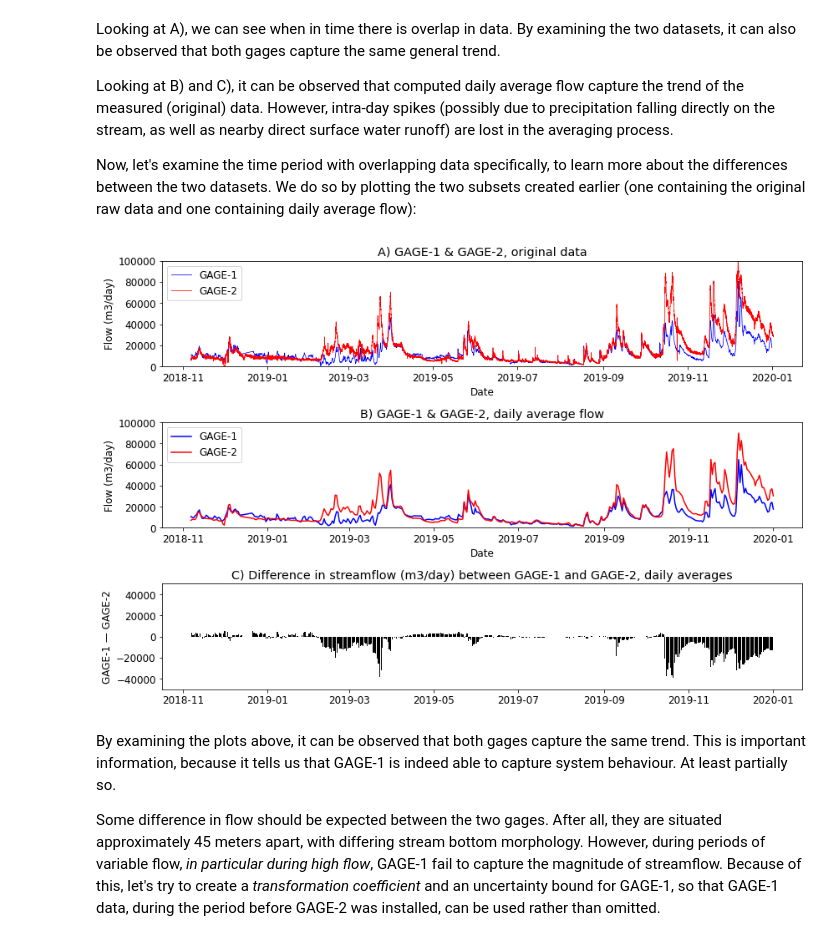
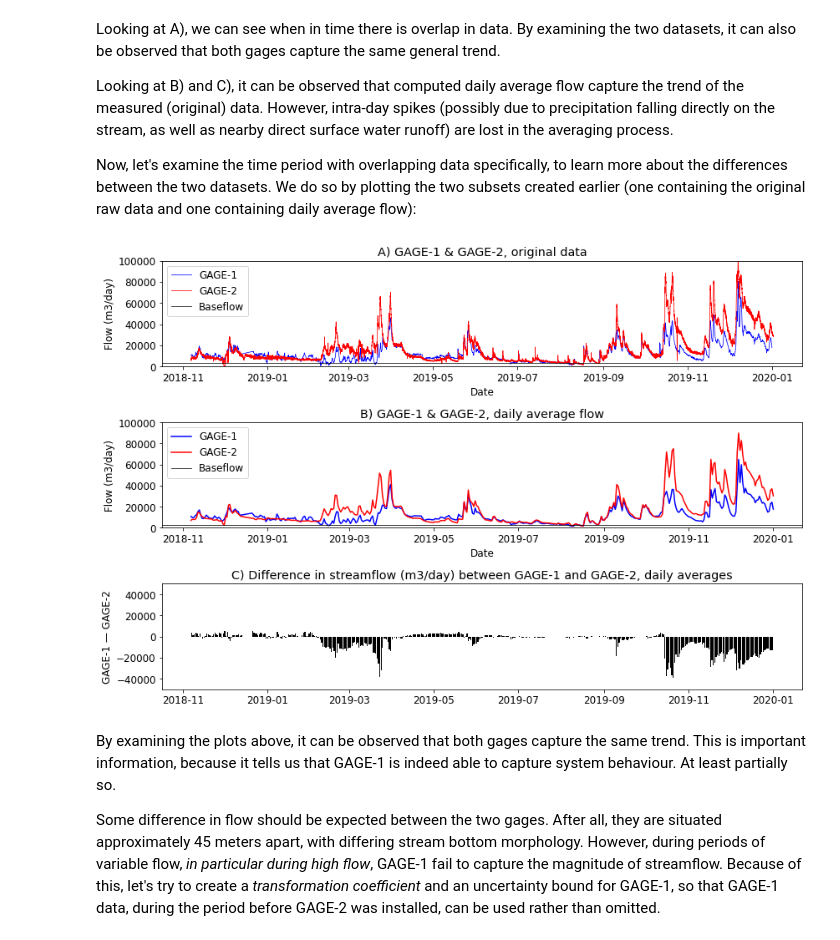
Before and after one commit to nikobenho/hagfors_gwm, a Jupyter notebook: notebooks/data_curation/setup_flowmeter_gage_obs.ipynb, the cells around one changed output. Cells and saved outputs as stored; diff of their text form; code cells hidden in the pictures.

```diff
--- a/notebooks/data_curation/setup_flowmeter_gage_obs.ipynb
+++ b/notebooks/data_curation/setup_flowmeter_gage_obs.ipynb
@@ -300,33 +300,35 @@ Now, let's examine the time period with overlapping data specifically, to learn
 # %%
 fig, axs = plt.subplots(3, 1, figsize=(12,8))
 
 # Plot GAGE-1 and GAGE-2 raw data
 axs[0].plot(g1.loc[mask].datetime, g1.loc[mask].flow, c='blue', lw=0.75, label='GAGE-1')
 axs[0].plot(g2.datetime.values, g2.flow, c='red', lw=0.75, label='GAGE-2')
+axs[0].axhline(y=3000, c='black', lw=0.75, label='Baseflow')
 axs[0].title.set_text('A) GAGE-1 & GAGE-2, original data')
 
 # Plot GAGE-1 and GAGE-2 daily averages
 axs[1].plot(s1.index, s1.g1_flow, c='blue', label='GAGE-1')
 axs[1].plot(s1.index, s1.g2_flow, c='red', label='GAGE-2')
+axs[1].axhline(y=3000, c='black', lw=0.75, label='Baseflow')
 axs[1].title.set_text('B) GAGE-1 & GAGE-2, daily average flow')
 
 # Plot differences between GAGE-1 and GAGE-2 daily averages
 axs[2].bar(s1.index, (s1.g1_flow - s1.g2_flow), color='black', label='GAGE-1 — GAGE-2')
 axs[2].set_ylim([-50000,50000])
 axs[2].set_ylabel('GAGE-1 — GAGE-2')
 axs[2].title.set_text('C) Difference in streamflow (m3/day) between GAGE-1 and GAGE-2, daily averages')
 
 # Configure axis for the two upper subplots
 for ax in axs[:2]:
     ax.set_xlabel('Date')
     ax.set_ylabel('Flow (m3/day)')
     ax.set_ylim([0,100000])
     ax.legend()
 
 fig.tight_layout()
 plt.show()
 # %% [output]
-[figure, old version]
+[figure, new version]
 # %% [markdown]
 By examining the plots above, it can be observed that both gages capture the same trend. This is important information, because it tells us that GAGE-1 is indeed able to capture system behaviour. At least partially so.
 
```
Also changed, not shown: 38 other files.
